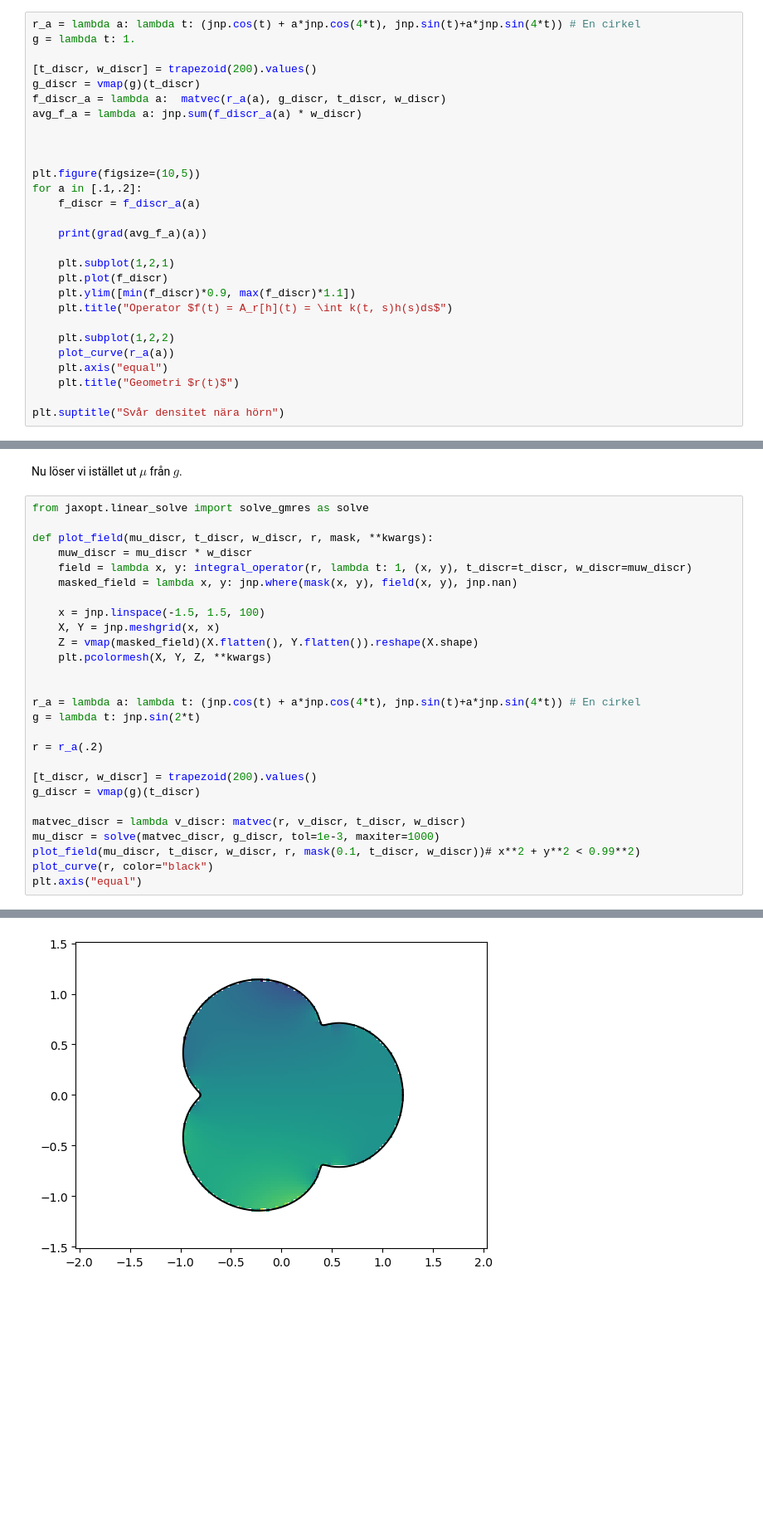
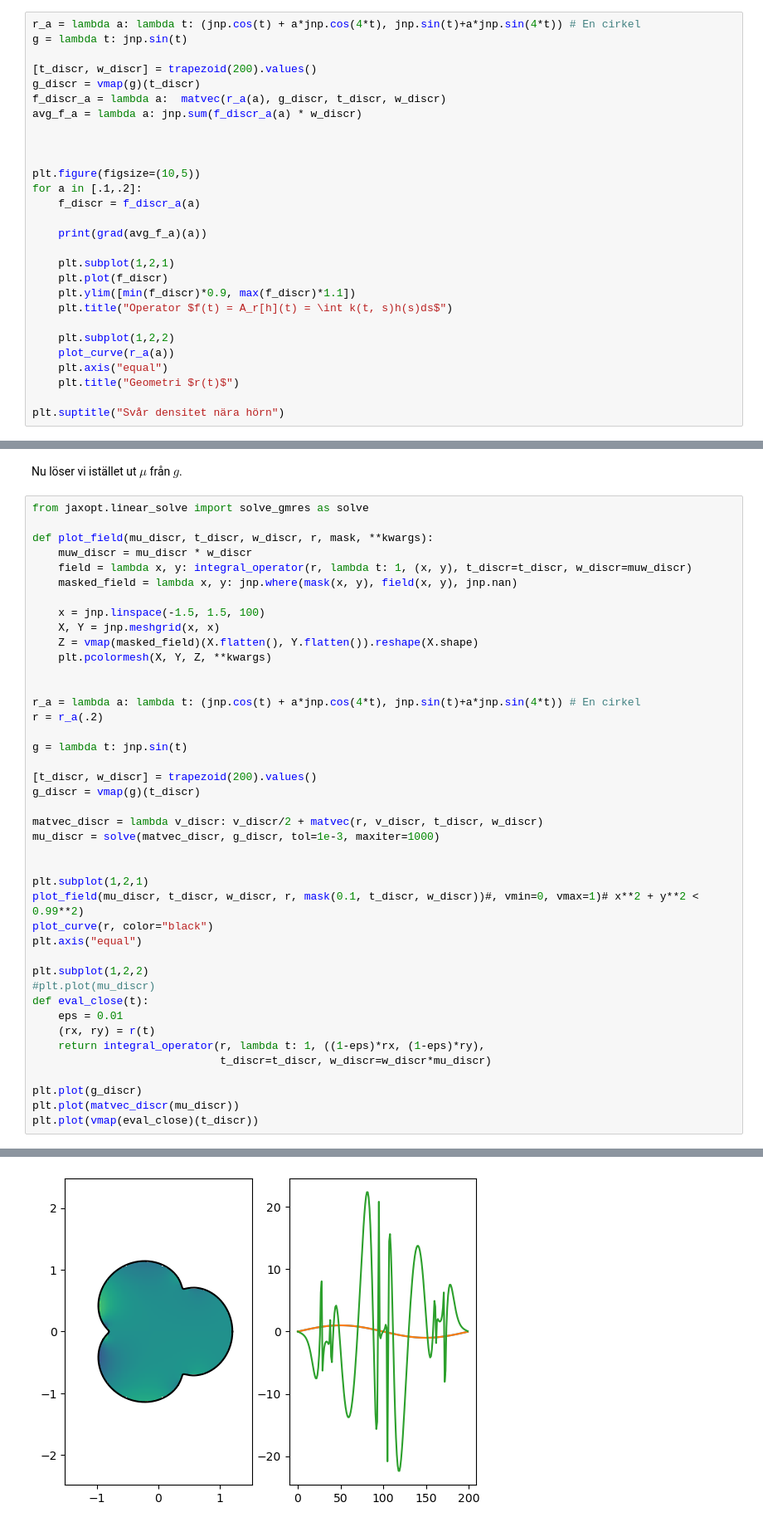
Before and after one commit to emastr/kex-asta-rebecka, a Jupyter notebook: randint_inro.ipynb, the cells around one changed output, grey strips where cells are left out. Shown: that part at 83% size. Saved outputs shown, nothing was run; the diff lists cells and outputs as text; blank space fills up the shorter version.

```diff
--- a/randint_inro.ipynb
+++ b/randint_inro.ipynb
@@ -152,6 +140,6 @@ grad(f, argnums=(0, 1))(1., 1.)
 # %%
 r_a = lambda a: lambda t: (jnp.cos(t) + a*jnp.cos(4*t), jnp.sin(t)+a*jnp.sin(4*t)) # En cirkel
-g = lambda t: 1.
+g = lambda t: jnp.sin(t)
 
 [t_discr, w_discr] = trapezoid(200).values()
 g_discr = vmap(g)(t_discr)
@@ -199,16 +187,31 @@ def plot_field(mu_discr, t_discr, w_discr, r, mask, **kwargs):
 
 
 r_a = lambda a: lambda t: (jnp.cos(t) + a*jnp.cos(4*t), jnp.sin(t)+a*jnp.sin(4*t)) # En cirkel
-g = lambda t: jnp.sin(2*t)
+r = r_a(.2)
 
-r = r_a(.2)
+g = lambda t: jnp.sin(t)
 
 [t_discr, w_discr] = trapezoid(200).values()
 g_discr = vmap(g)(t_discr)
 
-matvec_discr = lambda v_discr: matvec(r, v_discr, t_discr, w_discr)
+matvec_discr = lambda v_discr: v_discr/2 + matvec(r, v_discr, t_discr, w_discr)
 mu_discr = solve(matvec_discr, g_discr, tol=1e-3, maxiter=1000)
-plot_field(mu_discr, t_discr, w_discr, r, mask(0.1, t_discr, w_discr))# x**2 + y**2 < 0.99**2)
+
+
+plt.subplot(1,2,1)
+plot_field(mu_discr, t_discr, w_discr, r, mask(0.1, t_discr, w_discr))#, vmin=0, vmax=1)# x**2 + y**2 < 0.99**2)
 plot_curve(r, color="black")
 plt.axis("equal")
+
+plt.subplot(1,2,2)
+#plt.plot(mu_discr)
+def eval_close(t):
+    eps = 0.01
+    (rx, ry) = r(t)
+    return integral_operator(r, lambda t: 1, ((1-eps)*rx, (1-eps)*ry),
+                             t_discr=t_discr, w_discr=w_discr*mu_discr)
+
+plt.plot(g_discr)
+plt.plot(matvec_discr(mu_discr))
+plt.plot(vmap(eval_close)(t_discr))
 # %% [output]
@@ -219 +219 @@ plt.axis("equal")
-[figure, old version]
+[figure, new version]
```
Also changed, not shown: parts of 3 cells of this notebook.
